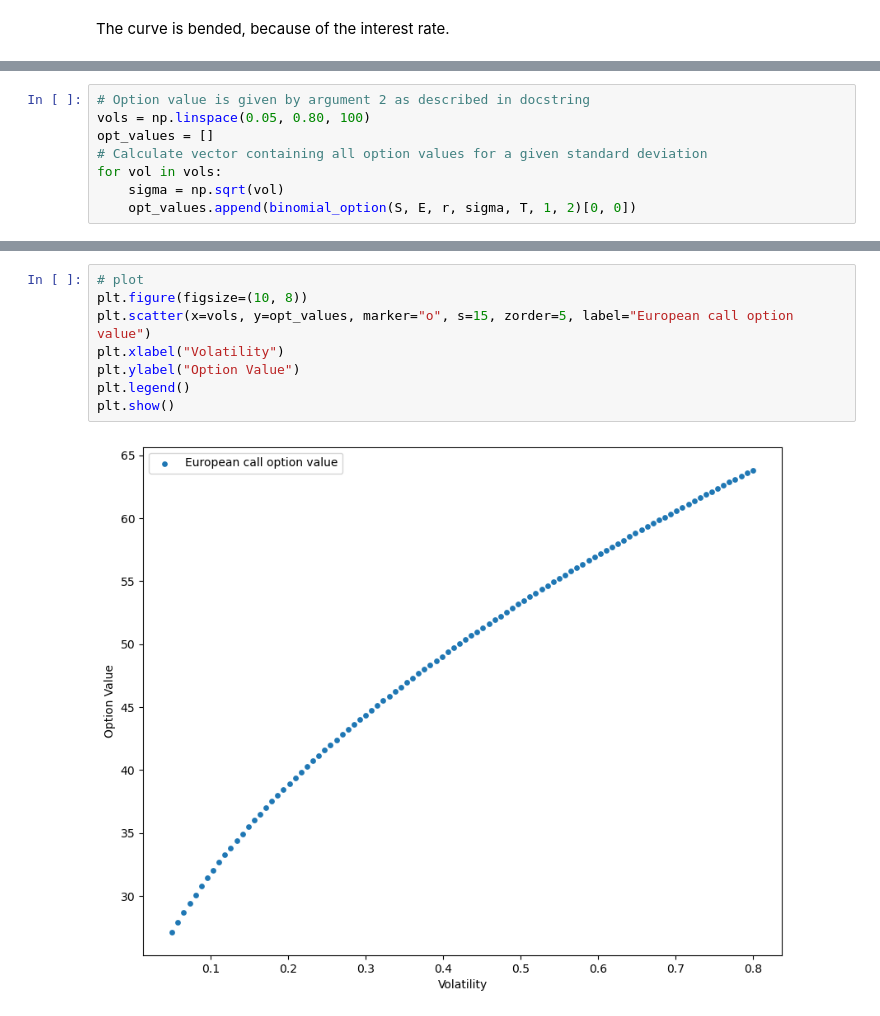
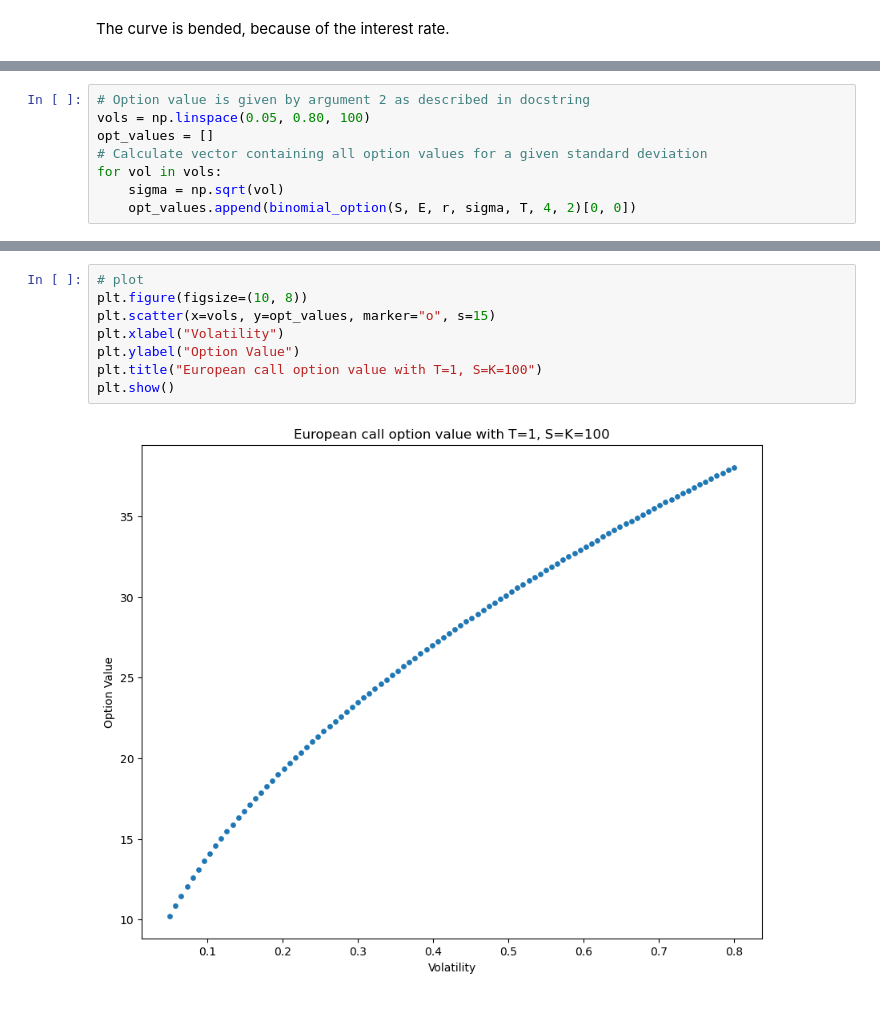
Before and after one commit to heidi123123/cqf, a Jupyter notebook: Exams/Exam1.ipynb, the cells around one changed output, grey strips where cells are left out. Drawn from its saved outputs; the diff is of its cells as text.

```diff
--- a/Exams/Exam1.ipynb
+++ b/Exams/Exam1.ipynb
@@ -341,4 +341,4 @@ opt_values = []
 # Calculate vector containing all option values for a given standard deviation
 for vol in vols:
     sigma = np.sqrt(vol)
-    opt_values.append(binomial_option(S, E, r, sigma, T, 1, 2)[0, 0])
+    opt_values.append(binomial_option(S, E, r, sigma, T, 4, 2)[0, 0])
@@ -380,10 +345,10 @@ opt_values
 # %%
 # plot
 plt.figure(figsize=(10, 8))
-plt.scatter(x=vols, y=opt_values, marker="o", s=15, zorder=5, label="European call option value")
+plt.scatter(x=vols, y=opt_values, marker="o", s=15)
 plt.xlabel("Volatility")
 plt.ylabel("Option Value")
-plt.legend()
+plt.title("European call option value with T=1, S=K=100")
 plt.show()
 # %% [output]
-[figure, old version]
+[figure, new version]
```
Also changed, not shown: parts of 6 cells of this notebook.
